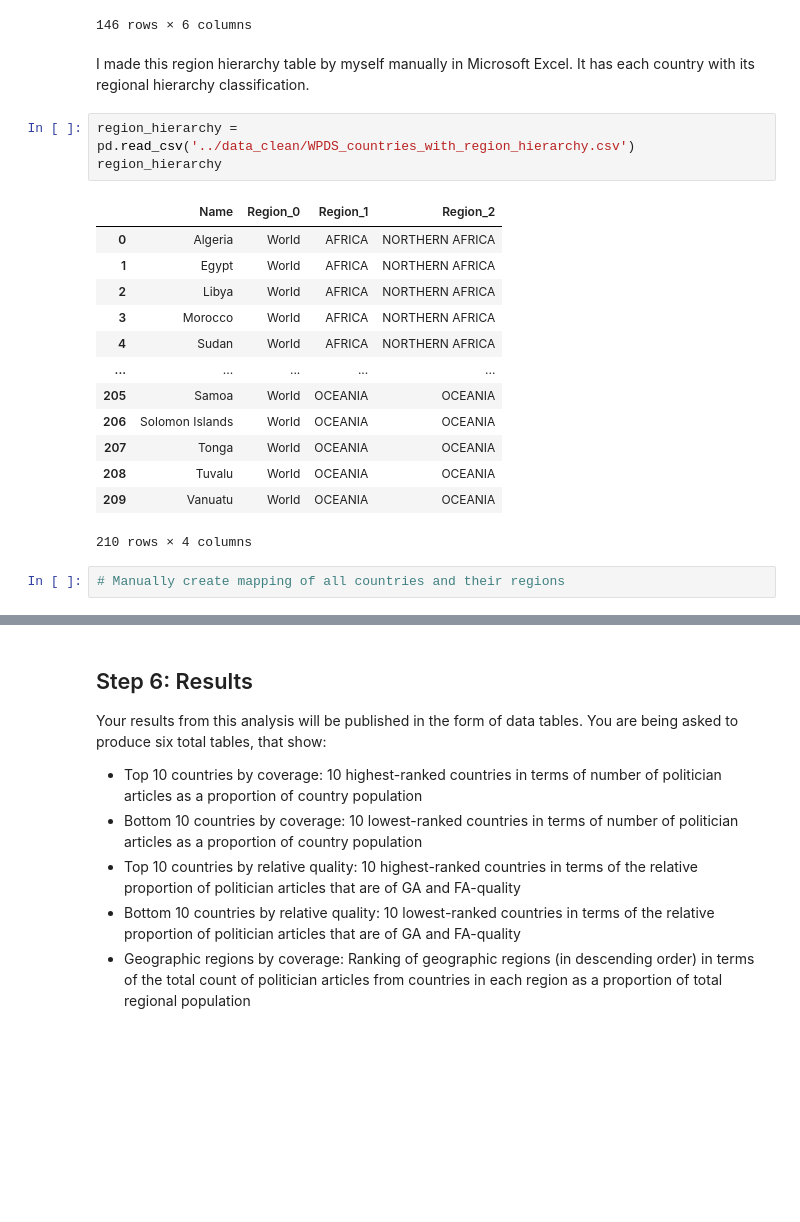
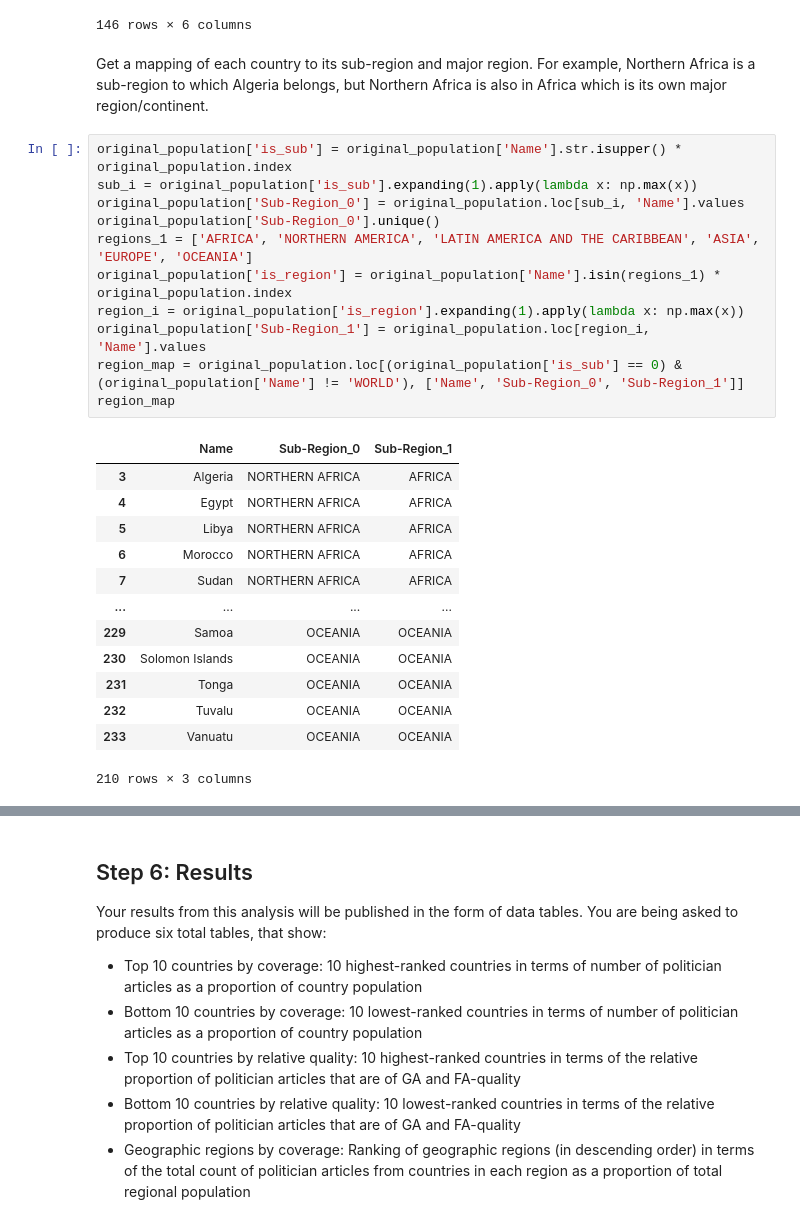
Before and after one commit to anushnap/data-512-a2, a Jupyter notebook: src/hcds-a2-bias.ipynb, the cells around one changed output, grey strips where cells are left out. Saved outputs shown, nothing was run; the diff lists cells and outputs as text; blank space fills up the shorter version.

```diff
--- a/src/hcds-a2-bias.ipynb
+++ b/src/hcds-a2-bias.ipynb
@@ -317,24 +317,30 @@ articles_by_country
 | 325 | Yemen | 29826000 | 3 | 118 | 0.025424 | 1.005834e-07 |
 | 328 | Zimbabwe | 14863000 | 2 | 165 | 0.012121 | 1.345623e-07 |
 146 rows × 6 columns
-# %% [markdown]
-I made this region hierarchy table by myself manually in Microsoft Excel. It has each country with its regional hierarchy classification.
-# %%
-region_hierarchy = pd.read_csv('../data_clean/WPDS_countries_with_region_hierarchy.csv')
-region_hierarchy
-# %% [output]
-|  | Name | Region_0 | Region_1 | Region_2 |
-| 0 | Algeria | World | AFRICA | NORTHERN AFRICA |
-| 1 | Egypt | World | AFRICA | NORTHERN AFRICA |
-| 2 | Libya | World | AFRICA | NORTHERN AFRICA |
-| 3 | Morocco | World | AFRICA | NORTHERN AFRICA |
-| 4 | Sudan | World | AFRICA | NORTHERN AFRICA |
-| ... | ... | ... | ... | ... |
-| 205 | Samoa | World | OCEANIA | OCEANIA |
-| 206 | Solomon Islands | World | OCEANIA | OCEANIA |
-| 207 | Tonga | World | OCEANIA | OCEANIA |
-| 208 | Tuvalu | World | OCEANIA | OCEANIA |
-| 209 | Vanuatu | World | OCEANIA | OCEANIA |
-210 rows × 4 columns
-# %%
-# Manually create mapping of all countries and their regions
+# %% [markdown]
+Get a mapping of each country to its sub-region and major region. For example, Northern Africa is a sub-region to which Algeria belongs, but Northern Africa is also in Africa which is its own major region/continent.
+# %%
+original_population['is_sub'] = original_population['Name'].str.isupper() * original_population.index
+sub_i = original_population['is_sub'].expanding(1).apply(lambda x: np.max(x))
+original_population['Sub-Region_0'] = original_population.loc[sub_i, 'Name'].values
+original_population['Sub-Region_0'].unique()
+regions_1 = ['AFRICA', 'NORTHERN AMERICA', 'LATIN AMERICA AND THE CARIBBEAN', 'ASIA', 'EUROPE', 'OCEANIA']
+original_population['is_region'] = original_population['Name'].isin(regions_1) * original_population.index
+region_i = original_population['is_region'].expanding(1).apply(lambda x: np.max(x))
+original_population['Sub-Region_1'] = original_population.loc[region_i, 'Name'].values
+region_map = original_population.loc[(original_population['is_sub'] == 0) & (original_population['Name'] != 'WORLD'), ['Name', 'Sub-Region_0', 'Sub-Region_1']]
+region_map
+# %% [output]
+|  | Name | Sub-Region_0 | Sub-Region_1 |
+| 3 | Algeria | NORTHERN AFRICA | AFRICA |
+| 4 | Egypt | NORTHERN AFRICA | AFRICA |
+| 5 | Libya | NORTHERN AFRICA | AFRICA |
+| 6 | Morocco | NORTHERN AFRICA | AFRICA |
+| 7 | Sudan | NORTHERN AFRICA | AFRICA |
+| ... | ... | ... | ... |
+| 229 | Samoa | OCEANIA | OCEANIA |
+| 230 | Solomon Islands | OCEANIA | OCEANIA |
+| 231 | Tonga | OCEANIA | OCEANIA |
+| 232 | Tuvalu | OCEANIA | OCEANIA |
+| 233 | Vanuatu | OCEANIA | OCEANIA |
+210 rows × 3 columns
```
Also changed, not shown: parts of 2 cells of this notebook, 1 other file.
